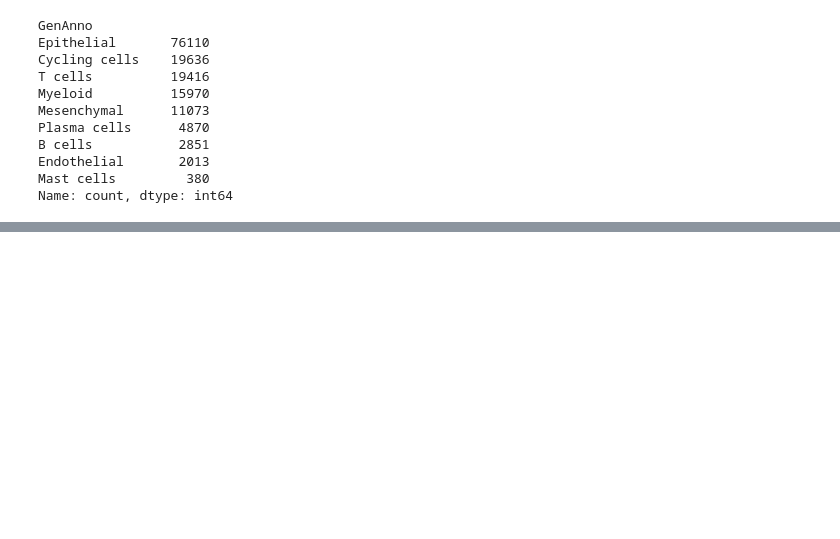
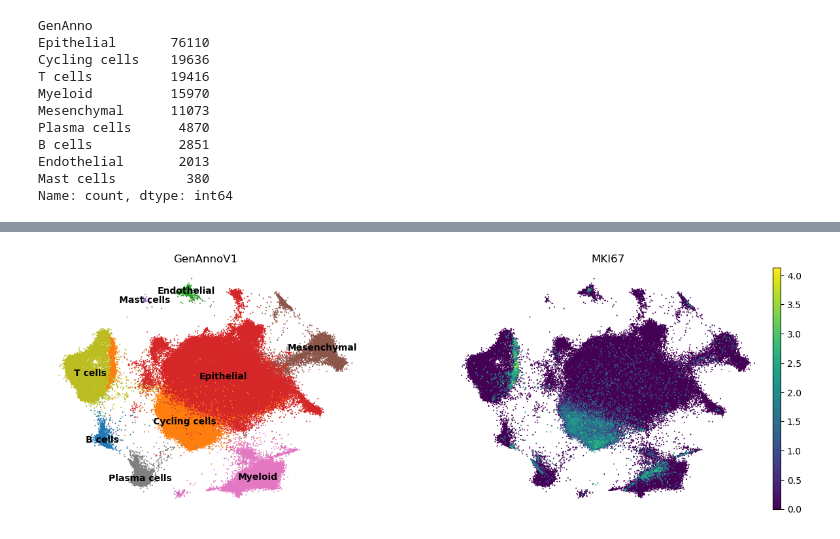
Before and after one commit to ignagarlav/Breast-Cancer-Heterogeneity, a Jupyter notebook: 02Integration/GenAnno.ipynb, the cells around one changed output, grey strips where cells are left out. Saved outputs shown, nothing was run; the diff lists cells and outputs as text; code cells hidden in the pictures; blank space fills up the shorter version.

```diff
--- a/02Integration/GenAnno.ipynb
+++ b/02Integration/GenAnno.ipynb
@@ -107,0 +118,10 @@ Name: count, dtype: int64
+# %%
+t_rename_dict = {"0": "T cells",
+                "1": "Cycling cells",
+                "2": "T cells",
+                "3": "T cells",
+                "4": "T cells"}
+# %%
+adata_t.obs['GenAnno_T'] = adata_t.obs['leiden'].map(t_rename_dict).astype('category')
+adata_t.obs['GenAnno_T'].info()
+adata_t.obs['GenAnno_T'].value_counts()
@@ -107,0 +141,2 @@ Name: count, dtype: int64
+# %%
+mask = adata.obs.leiden == "11"
@@ -107,0 +158,14 @@ Name: count, dtype: int64
+# %%
+adata.obs["GenAnnoV1"] = adata.obs.GenAnno.astype(str) # copy annotation into new one
+adata.obs.loc[mask, "GenAnnoV1"] = adata_t.obs.loc[mask, "GenAnno_T"] # add new annotation to the maskedcells
+adata.obs.GenAnnoV1 = adata.obs.GenAnnoV1.astype("category")
+# %%
+sc.pl.embedding(
+    adata,
+    basis="X_scvi_MDE",
+    color= ["GenAnnoV1", "MKI67"],
+    legend_loc="on data",
+    frameon=False,
+    ncols=2,use_raw = False, cmap = "viridis", size = 8)
+# %% [output]
+[figure, added]
```
Also changed, not shown: parts of 32 cells of this notebook.
